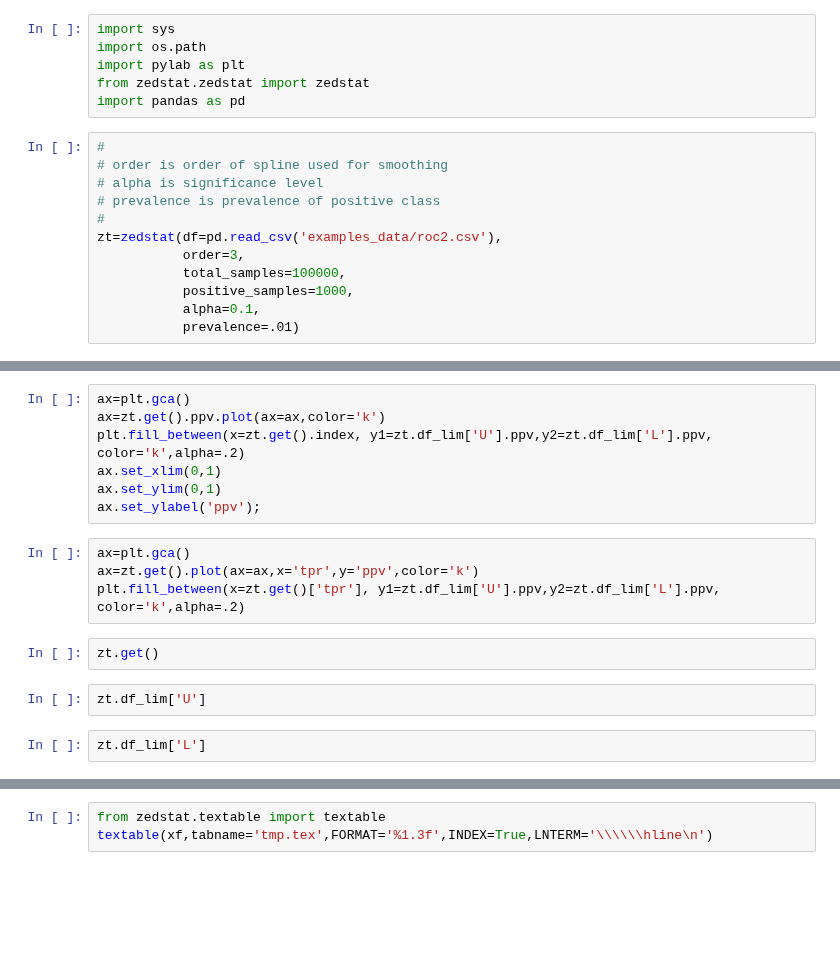
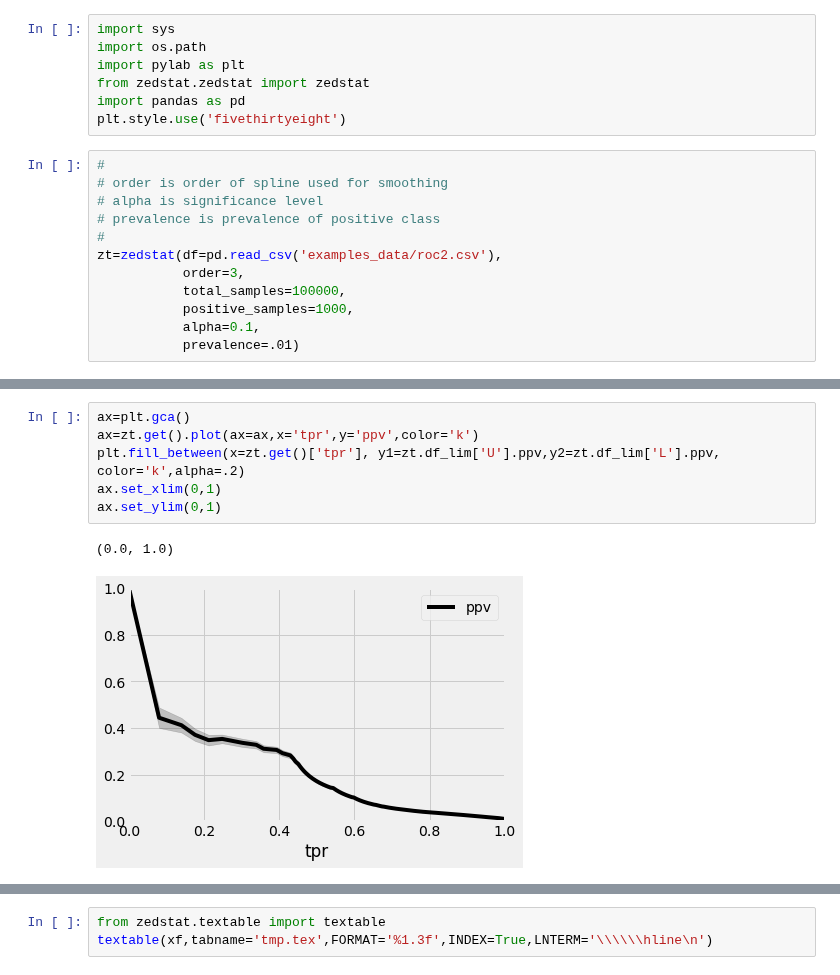
Before and after one commit to zeroknowledgediscovery/zedstat, a Jupyter notebook: examples/example1.ipynb, the cells around one changed output, grey strips where cells are left out. Drawn from its saved outputs; the diff is of its cells as text; blank space fills up the shorter version.

```diff
--- a/examples/example1.ipynb
+++ b/examples/example1.ipynb
@@ -4,6 +4,7 @@ import os.path
 import pylab as plt
 from zedstat.zedstat import zedstat
 import pandas as pd
+plt.style.use('fivethirtyeight')
 # %%
 #
 # order is order of spline used for smoothing
@@ -34,20 +35,12 @@ ax.set_ylabel('tpr');
 # %%
 ax=plt.gca()
-ax=zt.get().ppv.plot(ax=ax,color='k')
-plt.fill_between(x=zt.get().index, y1=zt.df_lim['U'].ppv,y2=zt.df_lim['L'].ppv, color='k',alpha=.2)
+ax=zt.get().plot(ax=ax,x='tpr',y='ppv',color='k')
+plt.fill_between(x=zt.get()['tpr'], y1=zt.df_lim['U'].ppv,y2=zt.df_lim['L'].ppv, color='k',alpha=.2)
 ax.set_xlim(0,1)
 ax.set_ylim(0,1)
-ax.set_ylabel('ppv');
+# %% [output]
+(0.0, 1.0)
+[figure, added]
-# %%
-ax=plt.gca()
-ax=zt.get().plot(ax=ax,x='tpr',y='ppv',color='k')
-plt.fill_between(x=zt.get()['tpr'], y1=zt.df_lim['U'].ppv,y2=zt.df_lim['L'].ppv, color='k',alpha=.2)
-# %%
-zt.get()
-# %%
-zt.df_lim['U']
-# %%
-zt.df_lim['L']
 # %%
 # compute auc with confidence bounds
 zt.auc(alpha=.001)
```
Also changed, not shown: parts of 8 cells of this notebook, 6 other files.
